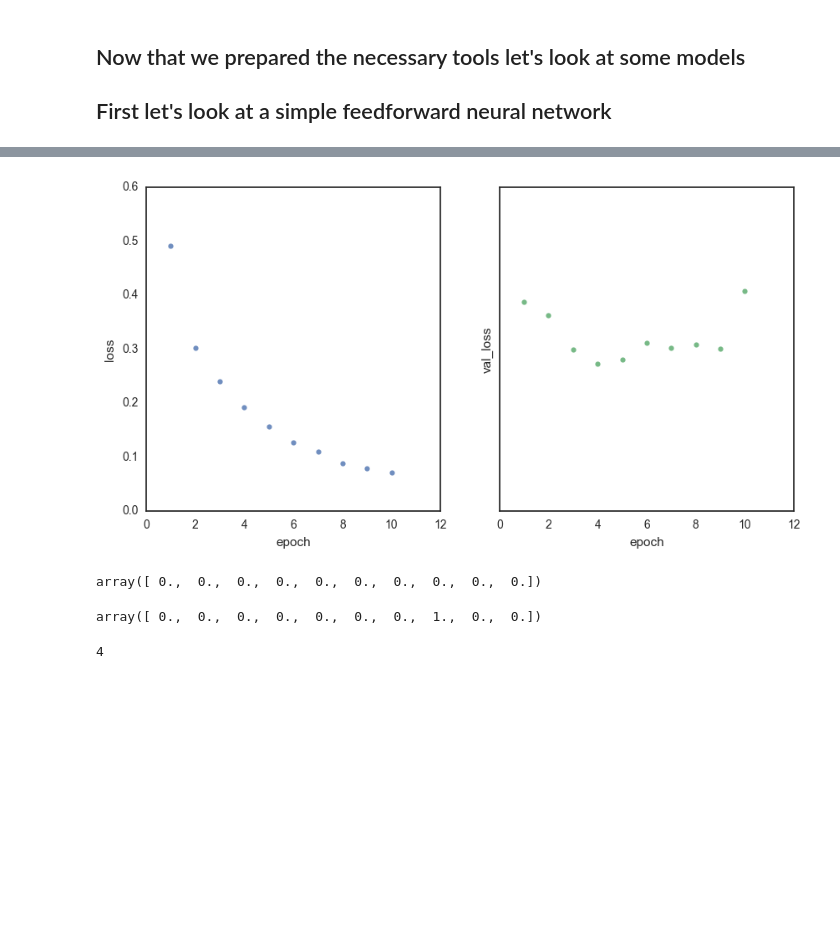
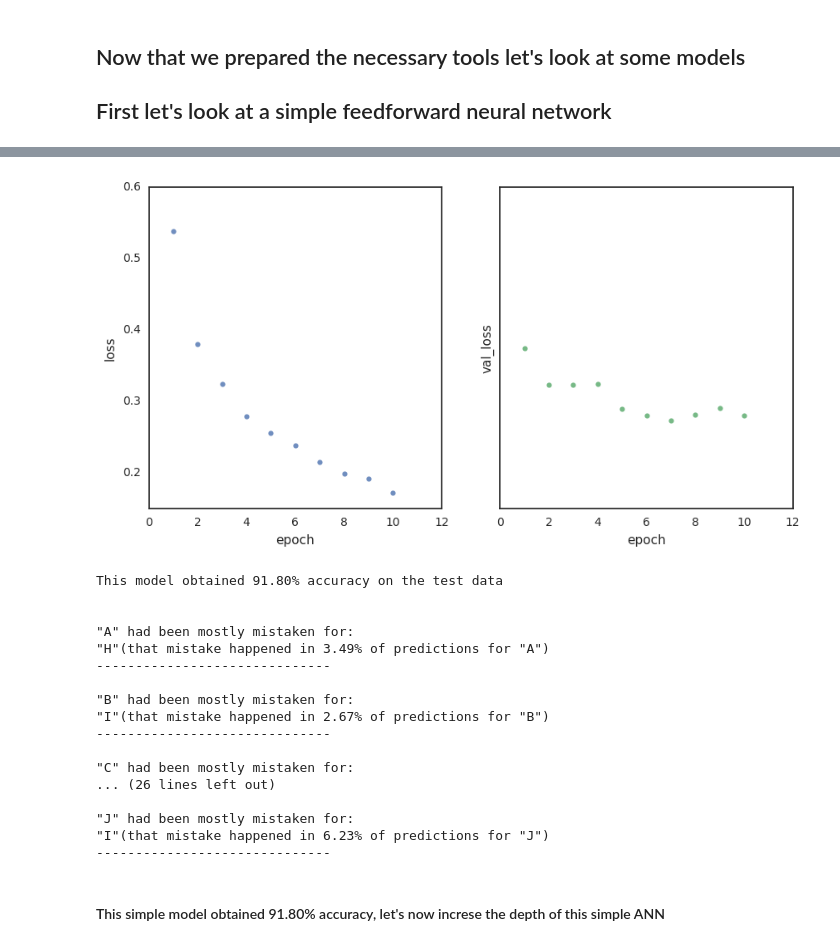
Before and after one commit to gorbak25/ICM-2017-workshops-qualification-problem-number-2, a Jupyter notebook: Rozwiazanie Zadania Kwalifikacyjnego.ipynb, the cells around one changed output, grey strips where cells are left out. Drawn from its saved outputs; the diff is of its cells as text; code cells hidden in the pictures; blank space fills up the shorter version.

```diff
--- a/Rozwiazanie Zadania Kwalifikacyjnego.ipynb
+++ b/Rozwiazanie Zadania Kwalifikacyjnego.ipynb
@@ -152,15 +172,18 @@ def VisualizeModel(model = None):
 
 ## First let's look at a simple feedforward neural network
 # %%
-model = Sequential()
-model.add(Flatten(input_shape=(resolution, resolution)))
-model.add(Dense(resolution*resolution))
-model.add(Activation(activation="relu"))
-model.add(Dense(resolution*resolution))
-model.add(Activation(activation="sigmoid"))
+simple_ffn = Sequential()
+simple_ffn.add(Flatten(input_shape=(resolution, resolution)))
+#|
+simple_ffn.add(Dense(resolution*resolution))
+simple_ffn.add(Activation(activation="relu"))
+#|
+simple_ffn.add(Dropout(0.5)) #to prevent overfitting
+#|
+simple_ffn.add(Dense(resolution*resolution))
+simple_ffn.add(Activation(activation="sigmoid")) #to limit the backpropagated gradient
+#|
+simple_ffn.add(Dense(classes))
+simple_ffn.add(Activation(activation="softmax"))
 
-model.add(Dropout(0.3)) #to prevent overfitting
-
-model.add(Dense(classes))
-model.add(Activation(activation="softmax"))
-model.compile(loss='categorical_crossentropy', optimizer=optimizer, metrics=['accuracy'])
+VisualizeModel(simple_ffn)
@@ -167,5 +205,5 @@ model.compile(loss='categorical_crossentropy', optimizer=optimizer, metrics=['ac
 # %%
-TrainAndAnalyze(model, (X_train, Y_train), (X_test, Y_test), False, 'simple_feed_forward.h5')
+TrainAndAnalyze(simple_ffn, (X_train, Y_train), (X_test, Y_test), False, 'simple_feed_forward.h5')
 # %% [output]
 Train on 14979 samples, validate on 3745 samples
 Epoch 1/10
@@ -189,9 +225,18 @@ Epoch 10/10
-[figure, old version]
+[figure, new version]
+This model obtained 91.80% accuracy on the test data
+
+
+"A" had been mostly mistaken for:
+"H"(that mistake happened in 3.49% of predictions for "A")
+------------------------------
+
+"B" had been mostly mistaken for:
+"I"(that mistake happened in 2.67% of predictions for "B")
+------------------------------
+
+"C" had been mostly mistaken for:
+... (26 lines left out)
+
+"J" had been mostly mistaken for:
+"I"(that mistake happened in 6.23% of predictions for "J")
+------------------------------
-# %%
-np.zeros(10)
-# %% [output]
-array([ 0.,  0.,  0.,  0.,  0.,  0.,  0.,  0.,  0.,  0.])
-# %%
-Y_train[1]
-# %% [output]
-array([ 0.,  0.,  0.,  0.,  0.,  0.,  0.,  1.,  0.,  0.])
@@ -200,4 +243,2 @@ outs = model.predict_classes(X_test, batch_size=32)
-# %%
-outs[1]
-# %% [output]
-4
+# %% [markdown]
+#### This simple model obtained 91.80% accuracy, let's now increse the depth of this simple ANN
```
Also changed, not shown: parts of 26 cells of this notebook, 4 other files.
